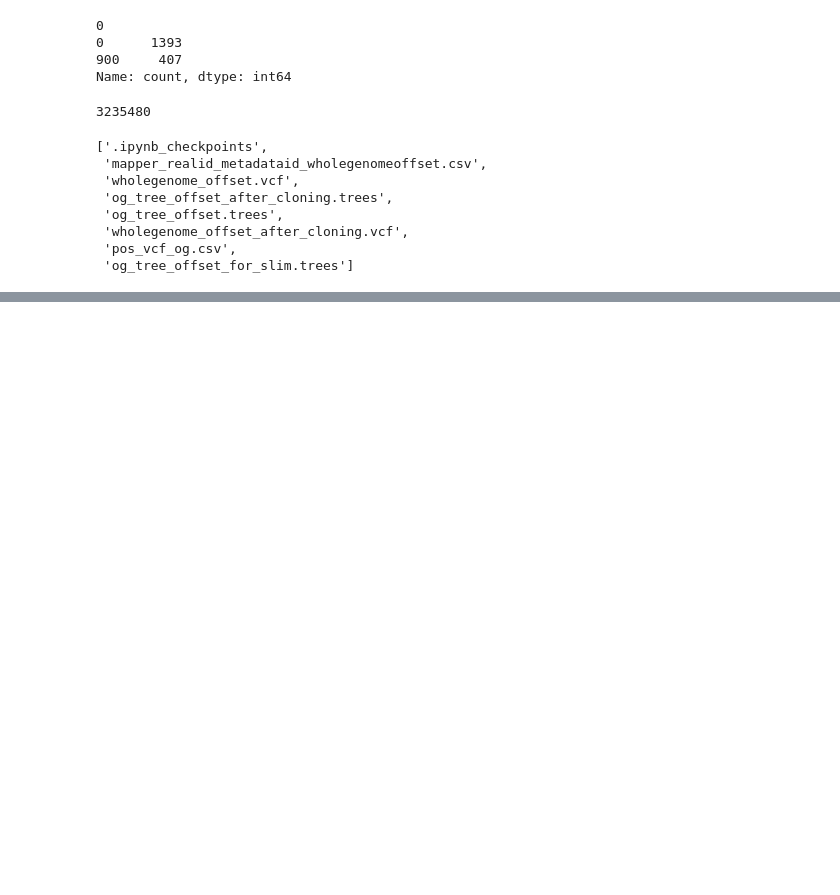
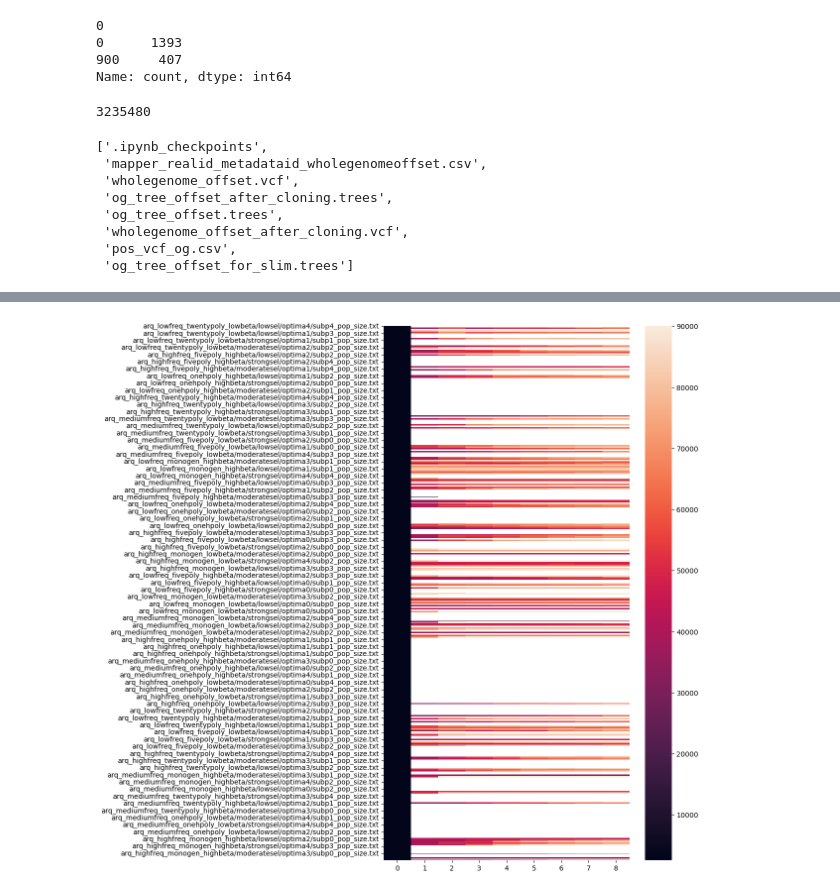
Before and after one commit to Tatianabellagio/slim_grenenet, a Jupyter notebook: test.ipynb, the cells around one changed output, grey strips where cells are left out. Cells and saved outputs as stored; diff of their text form; code cells hidden in the pictures; blank space fills up the shorter version.

Commit message:
exploring results

```diff
--- a/test.ipynb
+++ b/test.ipynb
@@ -446,0 +487,9 @@ pos_vcf_og.to_csv(path + 'data/pos_vcf_og_nooffset.csv',index=None)
+# %%
+import glob
+
+path2 = '/home/tbellagio/scratch/slim_grenenet4gen/slim_grenenet/'
+
+
+# Use the glob module to search for files in subfolders
+pattern = os.path.join(path2, '**', '*_pop_size.txt')
+pop_size_files = glob.glob(pattern, recursive=True)
@@ -446,0 +500,11 @@ pos_vcf_og.to_csv(path + 'data/pos_vcf_og_nooffset.csv',index=None)
+# %%
+pop_size_all = pd.DataFrame()
+# %%
+for i in pop_size_files:
+    pop_size = pd.read_csv(i,header=None)
+    pop_size.columns = [i]
+    pop_size_all = pd.concat([pop_size_all, pop_size],axis=1)
+# %%
+pop_size_all = pop_size_all.T
+
+pop_size_all.index = pop_size_all.index.str.split('results/').str[1]
@@ -446,0 +515,5 @@ pos_vcf_og.to_csv(path + 'data/pos_vcf_og_nooffset.csv',index=None)
+# %%
+plt.figure(figsize=(8, 14))  # Width, height in inches
+sns.heatmap(pop_size_all);
+# %% [output]
+[figure, added]
```
Also changed, not shown: parts of 20 cells of this notebook, 9 other files.
